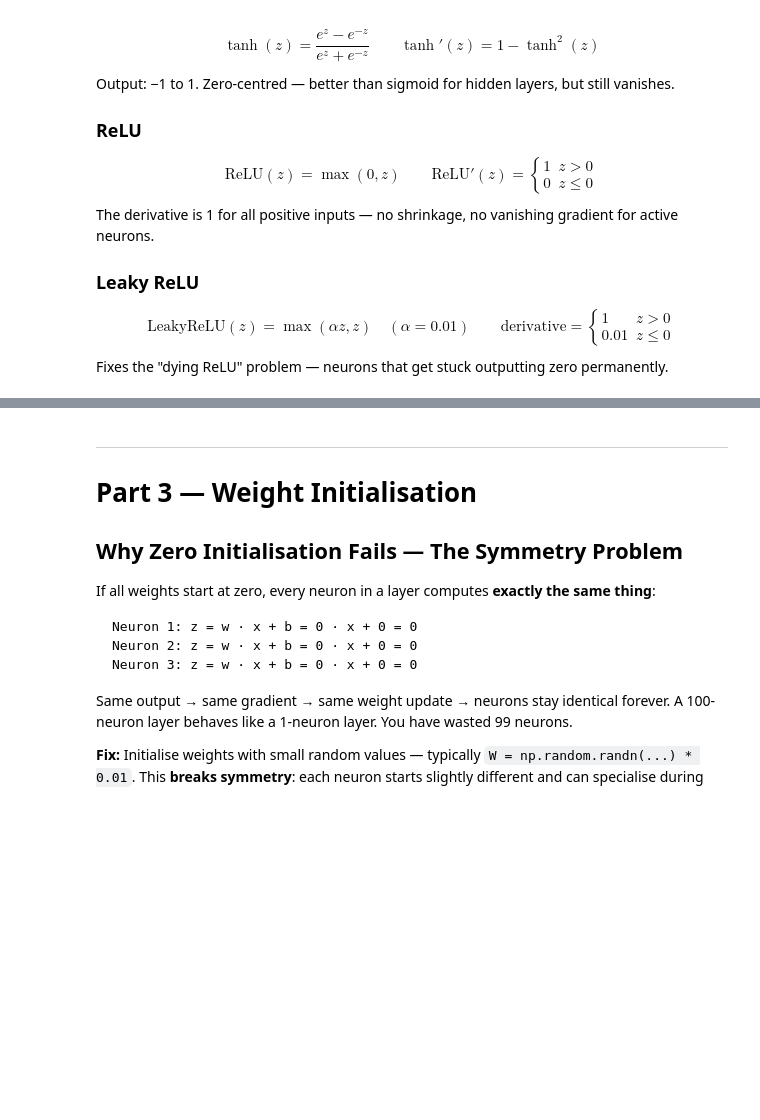
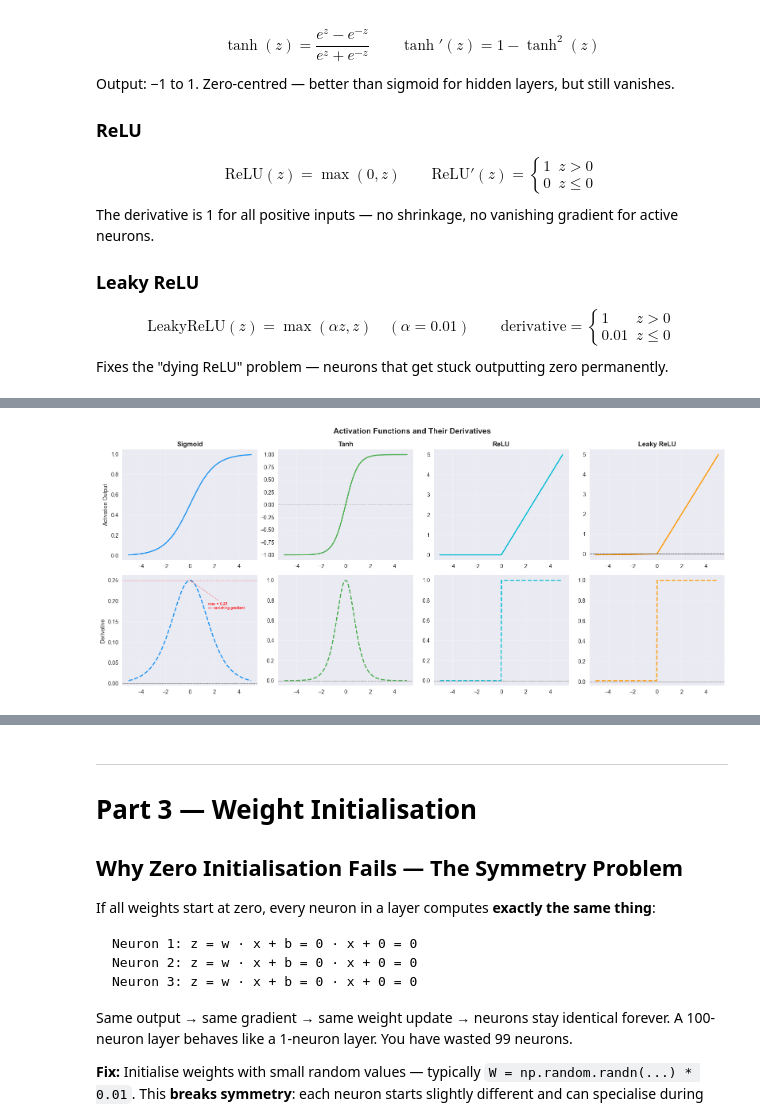
Before and after one commit to shashwatsrma/ML-training, a Jupyter notebook: Day_9_Deep_Learning_Neural_Networl.ipynb, the cells around one changed output, grey strips where cells are left out. Cells and saved outputs as stored; diff of their text form; code cells hidden in the pictures; blank space fills up the shorter version.

```diff
--- a/Day_9_Deep_Learning_Neural_Networl.ipynb
+++ b/Day_9_Deep_Learning_Neural_Networl.ipynb
@@ -146,38 +156,39 @@ Fixes the "dying ReLU" problem — neurons that get stuck outputting zero perman
 
 def sigmoid(z: np.ndarray) -> np.ndarray:
     # YOUR CODE HERE
-    pass
+    return 1 / (1 +np.exp(-z))
 
 def sigmoid_derivative(z: np.ndarray) -> np.ndarray:
     """d/dz sigmoid(z) = sigmoid(z) * (1 - sigmoid(z))"""
     # YOUR CODE HERE
-    pass
+    s = sigmoid(z)
+    return  s * (1-s)
 
 def tanh_activation(z: np.ndarray) -> np.ndarray:
     # YOUR CODE HERE — use np.tanh
-    pass
+    return np.tanh(z)
 
 def tanh_derivative(z: np.ndarray) -> np.ndarray:
     """d/dz tanh(z) = 1 - tanh²(z)"""
     # YOUR CODE HERE
-    pass
+    return 1-np.tanh(z)**2
 
 def relu(z: np.ndarray) -> np.ndarray:
     # YOUR CODE HERE
-    pass
+    return np.maximum(0, z)
 
 def relu_derivative(z: np.ndarray) -> np.ndarray:
     """d/dz ReLU(z) = 1 if z>0 else 0"""
     # YOUR CODE HERE
-    pass
+    return (z > 0).astype(float)
 
 def leaky_relu(z: np.ndarray, alpha: float = 0.01) -> np.ndarray:
     # YOUR CODE HERE
-    pass
+    return np.where(z > 0, z, alpha * z)
 
 def leaky_relu_derivative(z: np.ndarray, alpha: float = 0.01) -> np.ndarray:
     # YOUR CODE HERE
-    pass
+    return np.where(z > 0, 1.0, alpha)
 
 # Sanity checks
 z_test = np.array([-5.0, -1.0, 0.0, 1.0, 5.0])
@@ -193,35 +212,48 @@ print(f'relu(3)    = {relu(np.array([3.0]))[0]:.4f}   (expected: 3.0)')
 # Create a 2×4 grid of subplots (figsize=(16, 7))
 # Top row:    activation function curves for z in [-5, 5]
 # Bottom row: derivative curves for the same z range
 # Colour each function differently
 # Add a horizontal dashed line at y=0 on each plot
 # For the sigmoid derivative plot, add a horizontal dashed line at y=0.25
 #   and annotate it: "max = 0.25  ← vanishing gradient root cause"
 
 z = np.linspace(-5, 5, 300)
 
 activations = [
     ('Sigmoid',     sigmoid(z),        sigmoid_derivative(z),     '#2196F3'),
     ('Tanh',        tanh_activation(z),tanh_derivative(z),        '#4CAF50'),
     ('ReLU',        relu(z),           relu_derivative(z),        '#00BCD4'),
     ('Leaky ReLU',  leaky_relu(z),     leaky_relu_derivative(z),  '#FF9800'),
 ]
 
 fig, axes = plt.subplots(2, 4, figsize=(16, 7))
+for i, (name, act, deriv, col) in enumerate(activations):
+    axes[0][i].plot(z, act, color=col, linewidth=2)
+    axes[0][i].axhline(0, color='black', linewidth=0.5, linestyle='--')
+    axes[0][i].set_title(name, fontweight='bold')
+    axes[0][i].grid(alpha=0.3)
 
-# YOUR CODE HERE
-
+    axes[1][i].plot(z, deriv, color=col, linewidth=2, linestyle='--')
+    axes[1][i].axhline(0, color='black', linewidth=0.5, linestyle='--')
+    axes[1][i].grid(alpha=0.3)
+    if i == 0:  # sigmoid — annotate max derivative
+        axes[1][i].axhline(0.25, color='red', linestyle=':', linewidth=1)
+        axes[1][i].annotate('max = 0.25\n← vanishing gradient', xy=(0, 0.25),
+                             xytext=(1.5, 0.18), fontsize=7, color='red',
+                             arrowprops=dict(arrowstyle='->', color='red'))
 
 axes[0][0].set_ylabel('Activation Output', fontsize=10)
 axes[1][0].set_ylabel('Derivative', fontsize=10)
 plt.suptitle('Activation Functions and Their Derivatives', fontsize=14, fontweight='bold')
 plt.tight_layout()
 plt.show()
 
 # 📝 Look at the sigmoid derivative curve.
 # What is the maximum value? What happens in the tails (z far from 0)?
 # Why does this cause problems in deep networks?
 # ...
+# %% [output]
+[figure, added]
 # %%
 # ── TASK 5 — Demonstrate the vanishing gradient ───────────────────────────────
 # Compute the sigmoid derivative at z = -10, -5, -2, 0, 2, 5, 10
```
Also changed, not shown: parts of 14 cells of this notebook.
